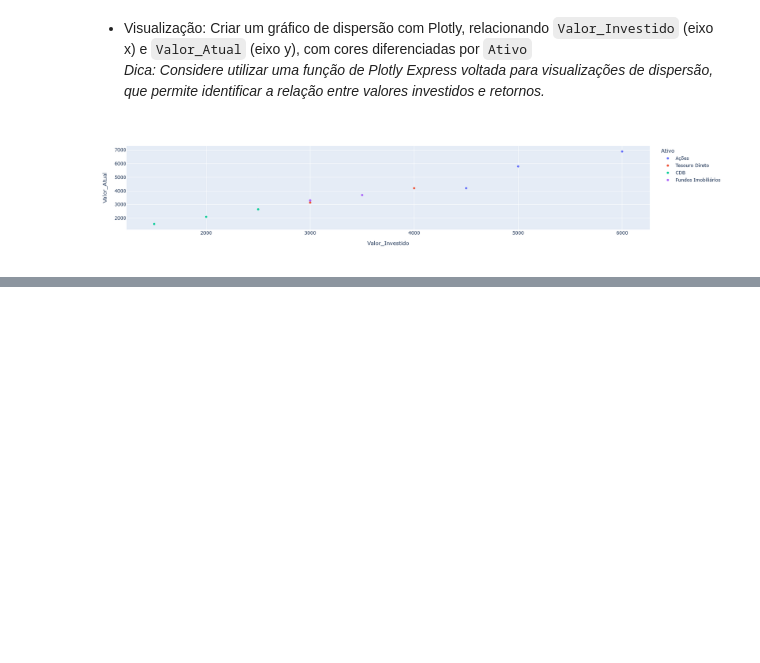
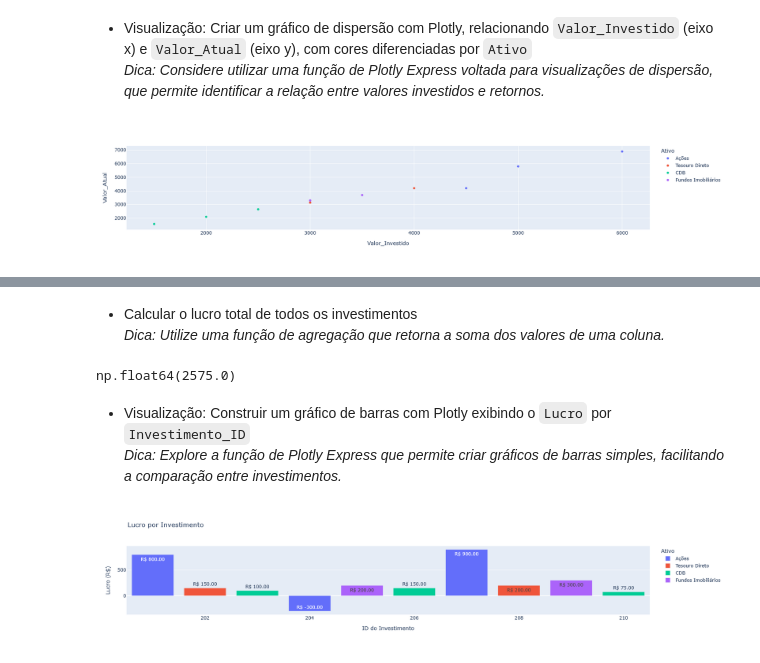
Before and after one commit to esscova/data-trivium, a Jupyter notebook: exercicios/007.ipynb, the cells around one changed output, grey strips where cells are left out. Drawn from its saved outputs; the diff is of its cells as text; code cells hidden in the pictures; blank space fills up the shorter version.

```diff
--- a/exercicios/007.ipynb
+++ b/exercicios/007.ipynb
@@ -213,0 +143,2 @@ Para aprofundar seus conhecimentos:
+# %%
+df2=df.copy()
@@ -213,0 +148,3 @@ Para aprofundar seus conhecimentos:
+# %%
+df2['Lucro'] = df2['Valor_Atual']-df2['Valor_Investido']
+df2.head(3)
@@ -213,0 +159,3 @@ Para aprofundar seus conhecimentos:
+# %%
+df2['Rentabilidade_Percentual'] = ((df2['Valor_Atual'] - df2['Valor_Investido']) / df2['Valor_Investido'] * 100)
+df2.head(3)
@@ -213,0 +167,24 @@ Para aprofundar seus conhecimentos:
+# %% [markdown]
+- Calcular o lucro total de todos os investimentos
+  *Dica: Utilize uma função de agregação que retorna a soma dos valores de uma coluna.*
+# %%
+df2['Lucro'].sum()
+# %% [output]
+np.float64(2575.0)
+# %% [markdown]
+- Visualização: Construir um gráfico de barras com Plotly exibindo o `Lucro` por `Investimento_ID`
+  *Dica: Explore a função de Plotly Express que permite criar gráficos de barras simples, facilitando a comparação entre investimentos.*
+# %%
+fig = px.bar(
+    df2,
+    x='Investimento_ID',
+    y='Lucro',
+    text='Lucro',
+    title='Lucro por Investimento',
+    color='Ativo',
+    labels={'Lucro': 'Lucro (R$)', 'Investimento_ID': 'ID do Investimento'},
+)
+fig.update_traces(texttemplate='R$ %{text:.2f}', )#textposition='outside')
+fig.show()
+# %% [output]
+[figure, added]
```
Also changed, not shown: parts of 7 cells of this notebook.
